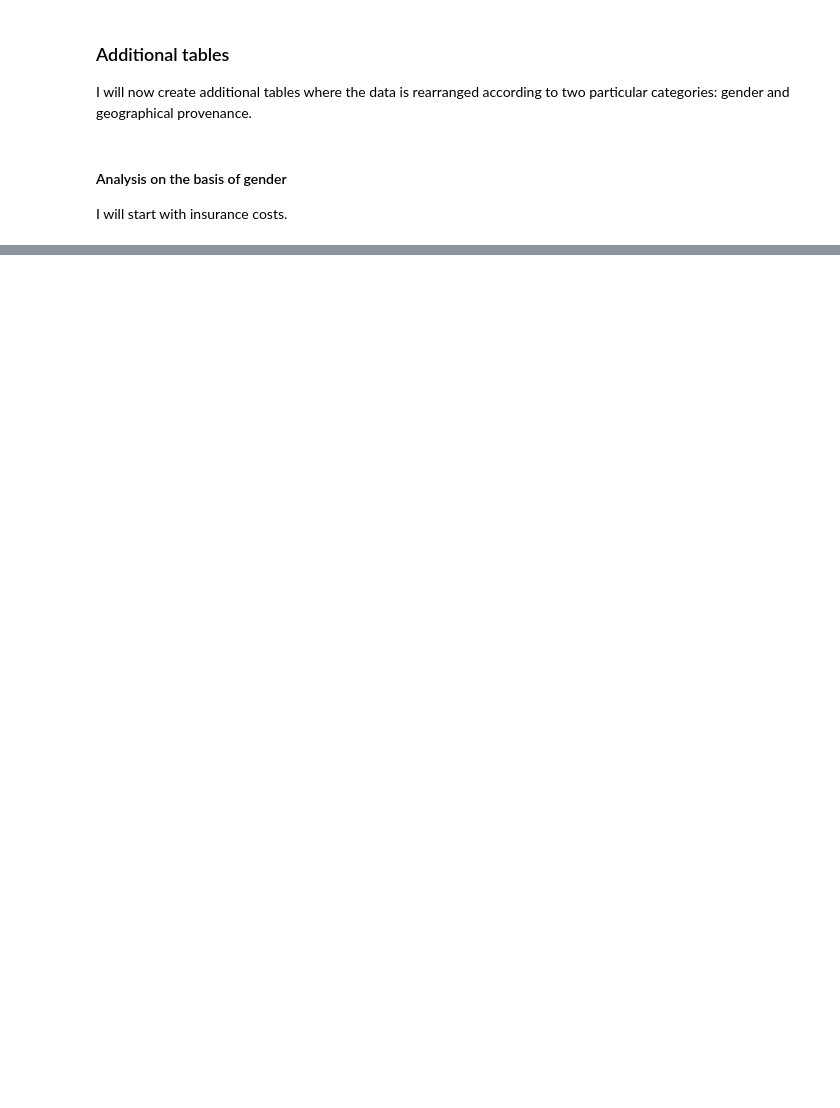
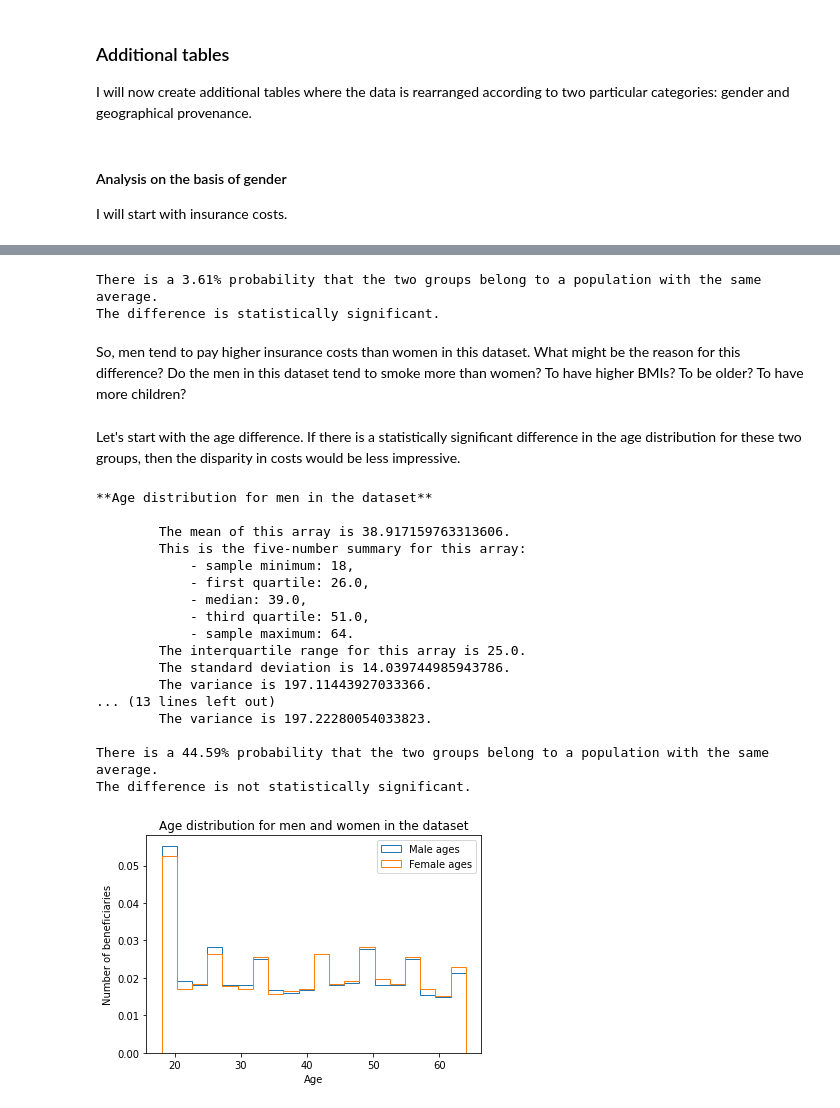
Before and after one commit to gesaretto/notebooks, a Jupyter notebook: medical_insurance_costs_project/us-medical-insurance-costs.ipynb, the cells around one changed output, grey strips where cells are left out. Saved outputs shown, nothing was run; the diff lists cells and outputs as text; code cells hidden in the pictures; blank space fills up the shorter version.

Commit message:
update medical insurance project

```diff
--- a/medical_insurance_costs_project/us-medical-insurance-costs.ipynb
+++ b/medical_insurance_costs_project/us-medical-insurance-costs.ipynb
@@ -240,0 +263,47 @@ print(sex_costs)
+# %%
+def perform_2sample_ttest(group1, group2):
+    pval = ttest_ind(group1, group2)[1]
+    print("There is a {:.2%} probability that the two groups belong to a population with the same average.".format(pval))
+    print("The difference is {maybe}statistically significant.".format(maybe = "" if pval < 0.05 else "not "))
+    return pval
+
+pval_sex_costs = perform_2sample_ttest(male_costs, female_costs)
+# %% [output]
+There is a 3.61% probability that the two groups belong to a population with the same average.
+The difference is statistically significant.
+# %% [markdown]
+So, men tend to pay higher insurance costs than women in this dataset. What might be the reason for this difference? Do the men in this dataset tend to smoke more than women? To have higher BMIs? To be older? To have more children?
+# %% [markdown]
+Let's start with the age difference. If there is a statistically significant difference in the age distribution for these two groups, then the disparity in costs would be less impressive.
+# %%
+male_age = df[df.sex == "male"]["age"]
+print("\n**Age distribution for men in the dataset**\n", essential_array_analysis(male_age))
+female_age = df[df.sex == "female"]["age"]
+print("\n**Age distribution for women in the dataset**\n", essential_array_analysis(female_age))
+pval_sex_age = perform_2sample_ttest(male_age, female_age)
+plt.hist(male_age, bins=20, histtype="step", density=True)
+plt.hist(female_age, bins=20, histtype="step", density=True)
+plt.title("Age distribution for men and women in the dataset")
+plt.legend(["Male ages", "Female ages"])
+plt.xlabel("Age")
+plt.ylabel("Number of beneficiaries")
+plt.show()
+# %% [output]
+**Age distribution for men in the dataset**
+
+        The mean of this array is 38.917159763313606.
+        This is the five-number summary for this array:
+            - sample minimum: 18,
+            - first quartile: 26.0,
+            - median: 39.0,
+            - third quartile: 51.0,
+            - sample maximum: 64.
+        The interquartile range for this array is 25.0.
+        The standard deviation is 14.039744985943786.
+        The variance is 197.11443927033366.
+... (13 lines left out)
+        The variance is 197.22280054033823.
+
+There is a 44.59% probability that the two groups belong to a population with the same average.
+The difference is not statistically significant.
+[figure, added]
```
Also changed, not shown: parts of 14 cells of this notebook.
